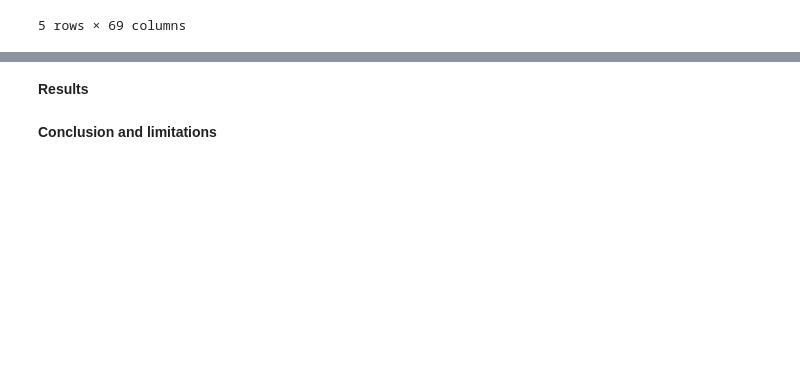
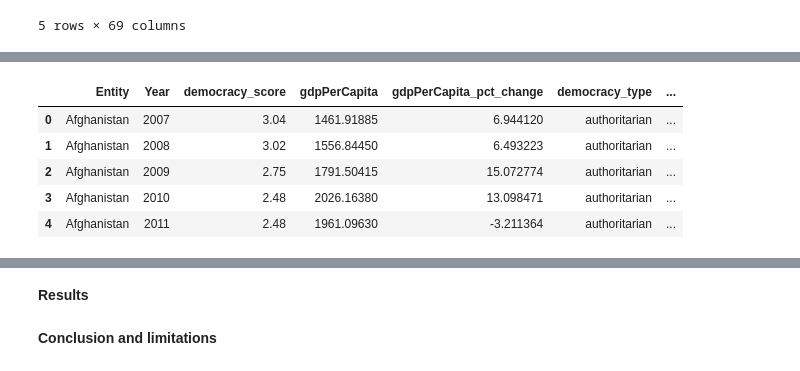
Before and after one commit to dt1930/ADI-2024, a Jupyter notebook: Week-2-Assignment.ipynb, the cells around one changed output, grey strips where cells are left out. Saved outputs shown, nothing was run; the diff lists cells and outputs as text; code cells hidden in the pictures; blank space fills up the shorter version.

```diff
--- a/Week-2-Assignment.ipynb
+++ b/Week-2-Assignment.ipynb
@@ -456,0 +547,12 @@ inflation_data.head()
+# %%
+# Remove rows where Inflation is NaN
+final_df = final_df.dropna(subset=['Inflation'])
+# Display the first few rows to verify the changes
+final_df.head()
+# %% [output]
+|  | Entity | Year | democracy_score | gdpPerCapita | gdpPerCapita_pct_change | democracy_type | ... |
+| 0 | Afghanistan | 2007 | 3.04 | 1461.91885 | 6.944120 | authoritarian | ... |
+| 1 | Afghanistan | 2008 | 3.02 | 1556.84450 | 6.493223 | authoritarian | ... |
+| 2 | Afghanistan | 2009 | 2.75 | 1791.50415 | 15.072774 | authoritarian | ... |
+| 3 | Afghanistan | 2010 | 2.48 | 2026.16380 | 13.098471 | authoritarian | ... |
+| 4 | Afghanistan | 2011 | 2.48 | 1961.09630 | -3.211364 | authoritarian | ... |
```
Also changed, not shown: parts of 8 cells of this notebook, 1 other file.
